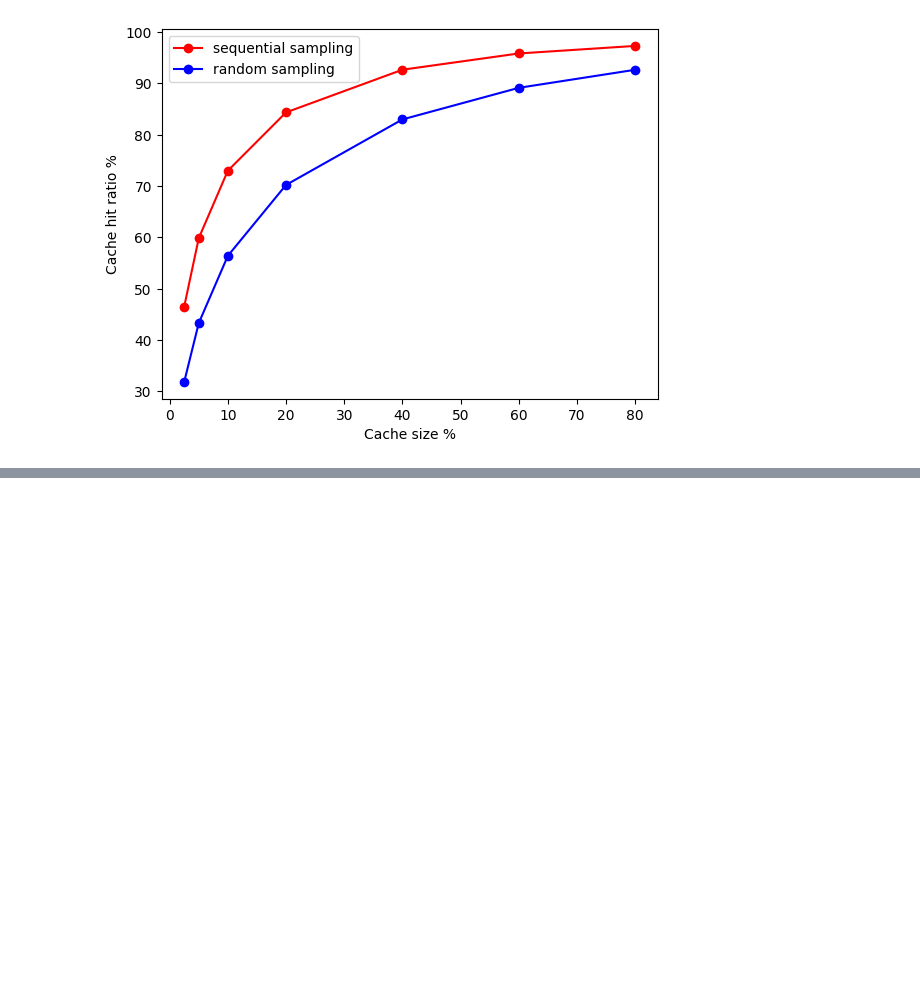
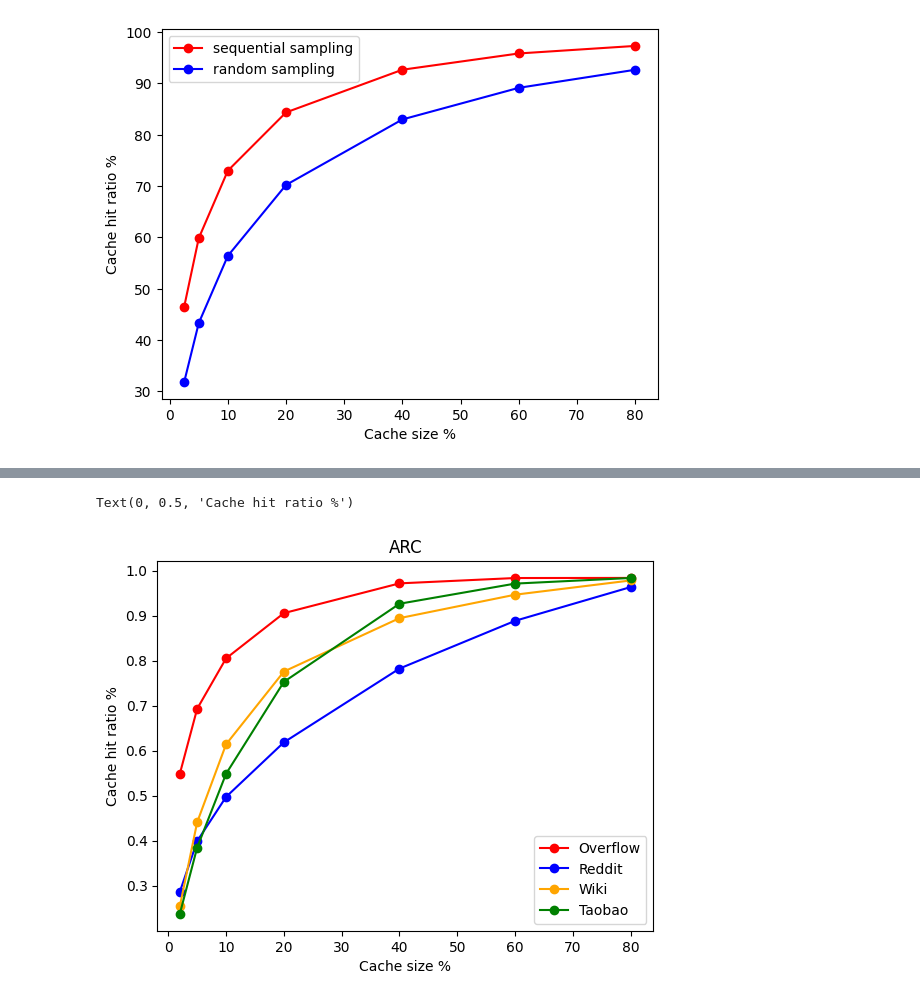
Before and after one commit to zimengzhou1/gnn-ssd, a Jupyter notebook: test.ipynb, the cells around one changed output, grey strips where cells are left out. Drawn from its saved outputs; the diff is of its cells as text; code cells hidden in the pictures; blank space fills up the shorter version.

```diff
--- a/test.ipynb
+++ b/test.ipynb
@@ -312,0 +397,12 @@ Text(0, 0.5, 'Cache hit ratio %')
+# %%
+plt.plot(xs, ARCAccuracy, 'o-', color='red', label="Overflow")
+plt.plot(xs, reddit_ARCAccuracy, 'o-', color='blue', label="Reddit")
+plt.plot(xs, wiki_ARCAccuracy, 'o-', color='orange', label="Wiki")
+plt.plot(xs, taobao_ARCAccuracy, 'o-', color='green', label="Taobao")
+plt.legend()
+plt.title("ARC")
+plt.xlabel('Cache size %')
+plt.ylabel('Cache hit ratio %')
+# %% [output]
+Text(0, 0.5, 'Cache hit ratio %')
+[figure, added]
```
Also changed, not shown: parts of 8 cells of this notebook, 1 other file.
